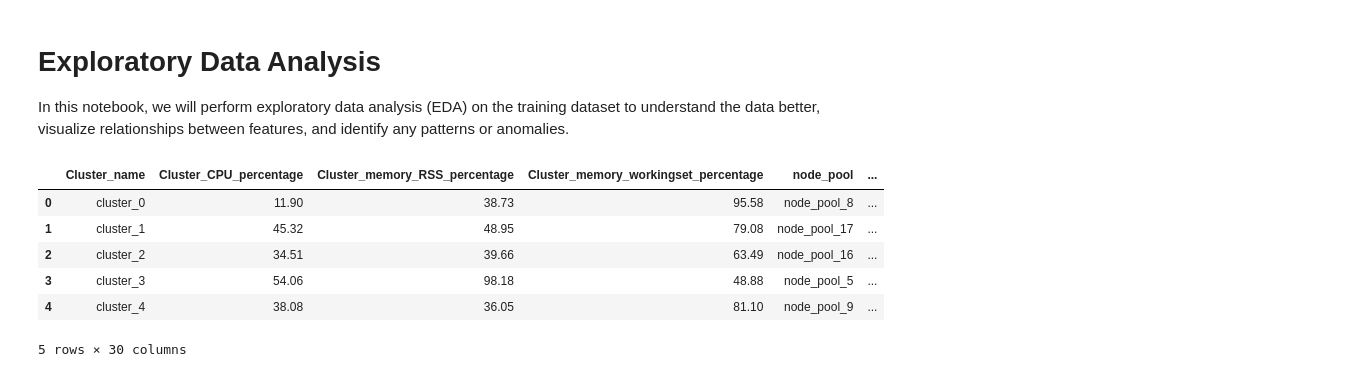
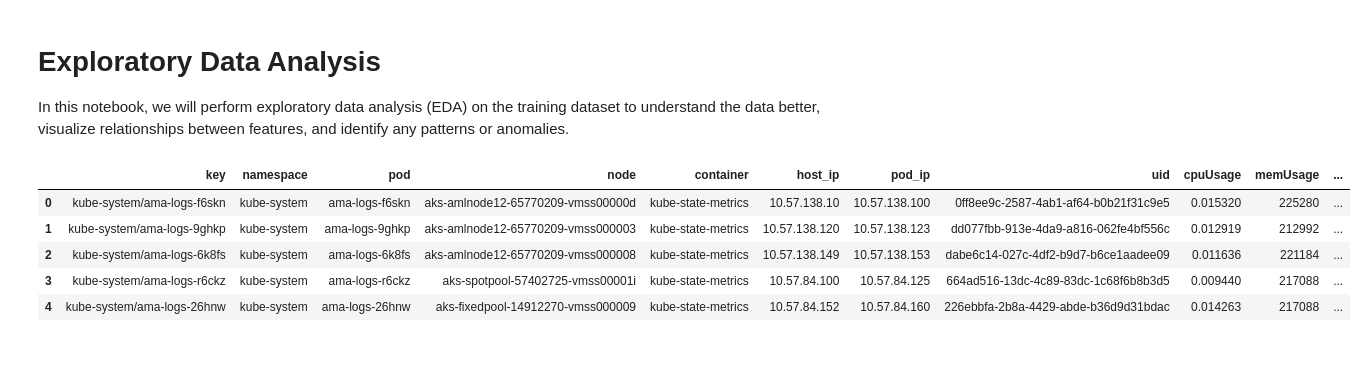
Before and after one commit to MyGitRepo-1979/MLearn, a Jupyter notebook: CostReduction/regression-ml-model/notebooks/aks_eda.ipynb, the cells around one changed output. Saved outputs shown, nothing was run; the diff lists cells and outputs as text; code cells hidden in the pictures.

```diff
--- a/CostReduction/regression-ml-model/notebooks/aks_eda.ipynb
+++ b/CostReduction/regression-ml-model/notebooks/aks_eda.ipynb
@@ -5,21 +5,20 @@ In this notebook, we will perform exploratory data analysis (EDA) on the trainin
 # %%
 import pandas as pd
 import numpy as np
 import matplotlib.pyplot as plt
 import seaborn as sns
 
 # Load the dataset
-train_data = pd.read_excel('../data/AKS_cost_reduction_sample_dataset-V.02.xlsx')
+df = pd.read_excel('../data/aks_02_dataset.xlsx')
 #test_data = pd.read_csv('../data/test.csv')
 
 # Display the first few rows of the training data
-train_data.head()
+df.head()
 # %% [output]
-|  | Cluster_name | Cluster_CPU_percentage | Cluster_memory_RSS_percentage | Cluster_memory_workingset_percentage | node_pool | ... |
-| 0 | cluster_0 | 11.90 | 38.73 | 95.58 | node_pool_8 | ... |
-| 1 | cluster_1 | 45.32 | 48.95 | 79.08 | node_pool_17 | ... |
-| 2 | cluster_2 | 34.51 | 39.66 | 63.49 | node_pool_16 | ... |
-| 3 | cluster_3 | 54.06 | 98.18 | 48.88 | node_pool_5 | ... |
-| 4 | cluster_4 | 38.08 | 36.05 | 81.10 | node_pool_9 | ... |
+|  | key | namespace | pod | node | container | host_ip | pod_ip | uid | cpuUsage | memUsage | ... |
+| 0 | kube-system/ama-logs-f6skn | kube-system | ama-logs-f6skn | aks-amlnode12-65770209-vmss00000d | kube-state-metrics | 10.57.138.10 | 10.57.138.100 | 0ff8ee9c-2587-4ab1-af64-b0b21f31c9e5 | 0.015320 | 225280 | ... |
+| 1 | kube-system/ama-logs-9ghkp | kube-system | ama-logs-9ghkp | aks-amlnode12-65770209-vmss000003 | kube-state-metrics | 10.57.138.120 | 10.57.138.123 | dd077fbb-913e-4da9-a816-062fe4bf556c | 0.012919 | 212992 | ... |
+| 2 | kube-system/ama-logs-6k8fs | kube-system | ama-logs-6k8fs | aks-amlnode12-65770209-vmss000008 | kube-state-metrics | 10.57.138.149 | 10.57.138.153 | dabe6c14-027c-4df2-b9d7-b6ce1aadee09 | 0.011636 | 221184 | ... |
+| 3 | kube-system/ama-logs-r6ckz | kube-system | ama-logs-r6ckz | aks-spotpool-57402725-vmss00001i | kube-state-metrics | 10.57.84.100 | 10.57.84.125 | 664ad516-13dc-4c89-83dc-1c68f6b8b3d5 | 0.009440 | 217088 | ... |
+| 4 | kube-system/ama-logs-26hnw | kube-system | ama-logs-26hnw | aks-fixedpool-14912270-vmss000009 | kube-state-metrics | 10.57.84.152 | 10.57.84.160 | 226ebbfa-2b8a-4429-abde-b36d9d31bdac | 0.014263 | 217088 | ... |
-5 rows × 30 columns
 # %%
```
Also changed, not shown: parts of 9 cells of this notebook, 1 other file.
